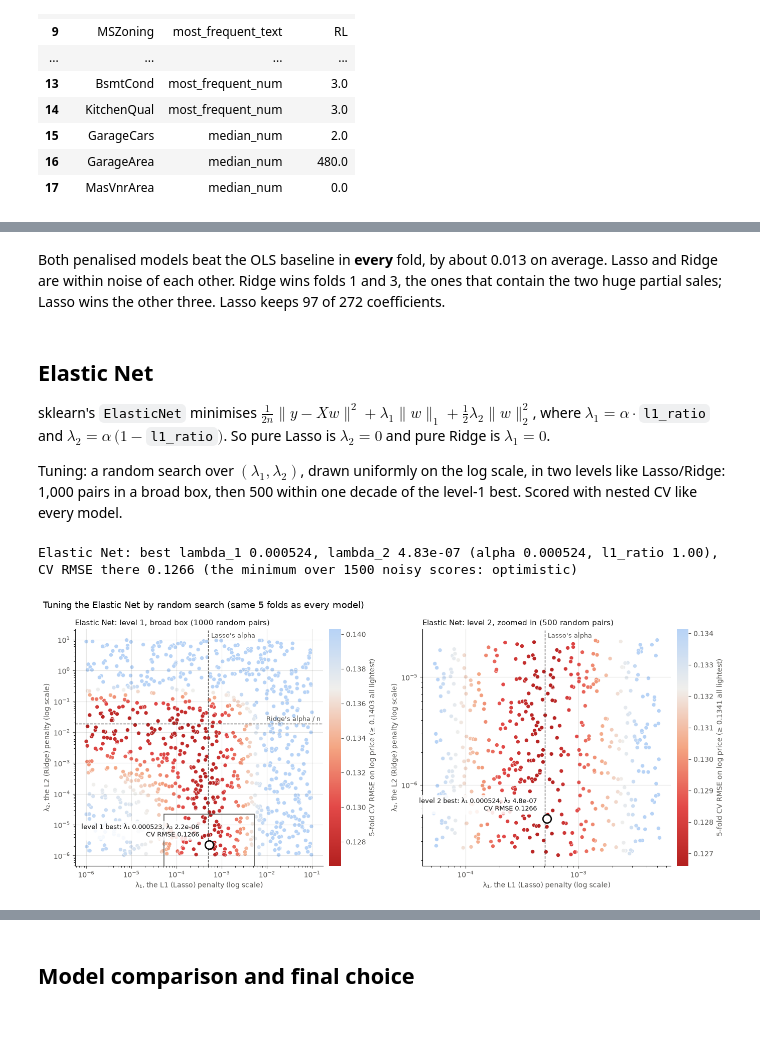
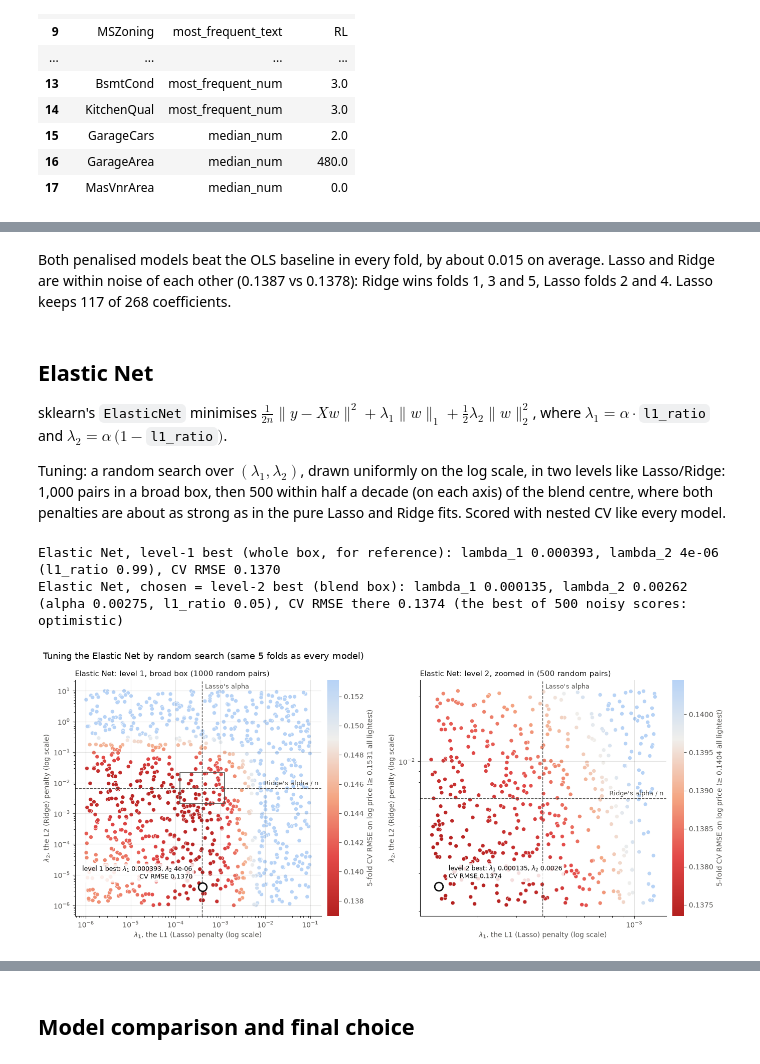
Before and after one commit to jxwhat/22DM012-assn01-apartmentprices, a Jupyter notebook: 22DM012-assn01-jx.ipynb, the cells around one changed output, grey strips where cells are left out. Saved outputs shown, nothing was run; the diff lists cells and outputs as text; code cells hidden in the pictures; blank space fills up the shorter version.

Commit message:
changed some data cleaning steps in the model

```diff
--- a/22DM012-assn01-jx.ipynb
+++ b/22DM012-assn01-jx.ipynb
@@ -567,0 +604,23 @@ features = FunctionTransformer(add_features)  # a pipeline step: preprocess and
+# %%
+# log price per sq ft against OverallQual (left) and OverallQual² (right), all 1,460 training houses
+# dots = houses (jittered sideways), large dots = the mean at each quality level, line = a straight-line OLS fit of log psf on the x-axis
+sl_y = np.log(df_data['price_psf'])
+rng = np.random.default_rng(42)  # fixed jitter
+fig, axes = plt.subplots(1, 2, figsize=(13, 4.5), sharey=True)
+for ax, (label, sl_x) in zip(axes, [('OverallQual', df_data['OverallQual']), ('OverallQual$^2$', df_data['OverallQual'] ** 2)]):
+    res = sm.OLS(sl_y, sm.add_constant(sl_x)).fit()
+    sl_mean = sl_y.groupby(sl_x).mean()
+    jitter = 0.15 * (sl_x.max() - sl_x.min()) / sl_x.nunique()
+    ax.scatter(sl_x + rng.uniform(-jitter, jitter, len(sl_x)), sl_y, s=8, alpha=0.3, color='#86b6ef', linewidths=0)
+    x_grid = np.linspace(sl_x.min(), sl_x.max(), 100)
+    ax.plot(x_grid, res.params.iloc[0] + res.params.iloc[1] * x_grid, color='#eb6834', linewidth=2, label='straight-line fit')
+    ax.plot(sl_mean.index, sl_mean.values, 'o', color='#1c5cab', markersize=8, markeredgecolor='white', markeredgewidth=1.5, label='mean at each quality level')
+    ax.set_title(f'log psf vs {label} (straight-line fit $R^2$ = {res.rsquared:.3f})', loc='left', fontsize=11, color='#0b0b0b')
+    ax.set_xlabel(label, color='#52514e')
+    ax.grid(color='#52514e', alpha=0.15, linewidth=0.8)
+    ax.spines[['top', 'right']].set_visible(False)
+    ax.tick_params(colors='#52514e')
+axes[0].set_ylabel('log price per sq ft', color='#52514e')
+axes[0].legend(frameon=False, loc='upper left')
+plt.tight_layout()
+plt.show()
@@ -919,9 +982,9 @@ Ridge: alpha 21.6, 272 of 272 coefficients non-zero, L2 norm 0.320
 # %% [markdown]
-Both penalised models beat the OLS baseline in **every** fold, by about 0.013 on average. Lasso and Ridge are within noise of each other. Ridge wins folds 1 and 3, the ones that contain the two huge partial sales; Lasso wins the other three. Lasso keeps 97 of 272 coefficients.
+Both penalised models beat the OLS baseline in every fold, by about 0.015 on average. Lasso and Ridge are within noise of each other (0.1387 vs 0.1378): Ridge wins folds 1, 3 and 5, Lasso folds 2 and 4. Lasso keeps 117 of 268 coefficients.
 # %% [markdown]
 ## Elastic Net
 
-sklearn's `ElasticNet` minimises $\frac{1}{2n}\lVert y - Xw\rVert^2 + \lambda_1\lVert w\rVert_1 + \tfrac12\lambda_2\lVert w\rVert_2^2$, where $\lambda_1 = \alpha\cdot$`l1_ratio` and $\lambda_2 = \alpha\,(1 - $`l1_ratio`$)$. So pure Lasso is $\lambda_2 = 0$ and pure Ridge is $\lambda_1 = 0$.
+sklearn's `ElasticNet` minimises $\frac{1}{2n}\lVert y - Xw\rVert^2 + \lambda_1\lVert w\rVert_1 + \tfrac12\lambda_2\lVert w\rVert_2^2$, where $\lambda_1 = \alpha\cdot$`l1_ratio` and $\lambda_2 = \alpha\,(1 - $`l1_ratio`$)$.
 
-Tuning: a random search over $(\lambda_1, \lambda_2)$, drawn uniformly on the log scale, in two levels like Lasso/Ridge: 1,000 pairs in a broad box, then 500 within one decade of the level-1 best. Scored with nested CV like every model.
+Tuning: a random search over $(\lambda_1, \lambda_2)$, drawn uniformly on the log scale, in two levels like Lasso/Ridge: 1,000 pairs in a broad box, then 500 within half a decade (on each axis) of the blend centre, where both penalties are about as strong as in the pure Lasso and Ridge fits. Scored with nested CV like every model.
 # %%
@@ -980,10 +1049,13 @@ def fit_predict_en(df_X_tr, sl_price_tr, df_X_va):
 # %%
 # tune (lambda_1, lambda_2) on all 1,460 training houses (the same 5 folds as every model): two-level random search
 df_en_s1, df_en_s2, (en_l1, en_l2) = random_search_en(l_folds_all)
-print(f'Elastic Net: best lambda_1 {en_l1:.3g}, lambda_2 {en_l2:.3g} (alpha {en_l1 + en_l2:.3g}, l1_ratio {en_l1 / (en_l1 + en_l2):.2f}), '
-      f'CV RMSE there {pd.concat([df_en_s1, df_en_s2])["mean"].min():.4f} (the minimum over {sum(ui_en_n_draws)} noisy scores: optimistic)')
+best1 = df_en_s1.loc[df_en_s1['mean'].idxmin()]
+print(f"Elastic Net, level-1 best (whole box, for reference): lambda_1 {best1['lambda_1']:.3g}, lambda_2 {best1['lambda_2']:.3g} "
+      f"(l1_ratio {best1['lambda_1'] / (best1['lambda_1'] + best1['lambda_2']):.2f}), CV RMSE {best1['mean']:.4f}")
+print(f'Elastic Net, chosen = level-2 best (blend box): lambda_1 {en_l1:.3g}, lambda_2 {en_l2:.3g} (alpha {en_l1 + en_l2:.3g}, l1_ratio {en_l1 / (en_l1 + en_l2):.2f}), '
+      f'CV RMSE there {df_en_s2["mean"].min():.4f} (the best of {ui_en_n_draws[1]} noisy scores: optimistic)')
 
-## chart: every random pair at (lambda_1, lambda_2), coloured by its CV RMSE (redder = lower). Left: level 1 (box = level 2's zoom). Right: level 2.
+## chart: every random pair at (lambda_1, lambda_2), coloured by its CV RMSE (redder = lower). Left: level 1 (box = level 2, around the blend centre where the guides cross). Right: level 2.
 ## Dashed guides = the pure models' own best penalties in these units: Lasso's alpha is a lambda_1; Ridge's alpha / n is a lambda_2
 ## (Ridge minimises RSS + alpha·|w|²; divided by 2n that is (1/2n)·RSS + ½·(alpha/n)·|w|²). Pure Lasso sits at lambda_2 = 0, below the chart; pure Ridge at lambda_1 = 0, left of it
 cmap_en = LinearSegmentedColormap.from_list('cold_to_hot', ['#b3201f', '#e34948', '#f4a582', '#f0efec', '#b7d3f6'])  # hot red = lowest RMSE (best), light blue = worst
@@ -992,39 +1064,43 @@ d_guides = {'lambda_1': (d_search['Lasso'][2], "Lasso's alpha"), 'lambda_2': (d_
 fig, axes = plt.subplots(1, 2, figsize=(14, 6))
 for ax, df_s, level, vmax in [(axes[0], df_en_s1, 'level 1', cv_naive_pp), (axes[1], df_en_s2, 'level 2', df_en_s2['mean'].quantile(0.9))]:
     df_s = df_s.sort_values('mean', ascending=False)  # best points drawn last, on top
     norm = Normalize(vmin=df_s['mean'].min(), vmax=vmax, clip=True)
     sc = ax.scatter(df_s['lambda_1'], df_s['lambda_2'], c=df_s['mean'], cmap=cmap_en, norm=norm, s=34, edgecolors='white', linewidths=0.5)
     cb = fig.colorbar(sc, ax=ax, pad=0.02)
     cb.set_label(f'5-fold CV RMSE on log price (≥ {vmax:.4f} all lightest)', color='#52514e')
     cb.ax.tick_params(colors='#52514e')
     cb.outline.set_visible(False)
     best = df_s.iloc[-1]
+    left = np.log(best['lambda_1']) < np.log(df_s['lambda_1']).mean()  # label on the side with more room
     ax.plot(best['lambda_1'], best['lambda_2'], 'o', color='#0b0b0b', markersize=12, markerfacecolor='white', markeredgewidth=2, zorder=3)
-    ax.annotate(f"{level} best: λ₁ {best['lambda_1']:.3g}, λ₂ {best['lambda_2']:.2g}\nCV RMSE {best['mean']:.4f}", (best['lambda_1'], best['lambda_2']),
-                xytext=(-14, 12), textcoords='offset points', ha='right', color='#0b0b0b', fontsize=9, bbox=dict(boxstyle='round,pad=0.3', fc='white', ec='none', alpha=0.85))
+    ax.annotate(f"{level} best: $\\lambda_1$ {best['lambda_1']:.3g}, $\\lambda_2$ {best['lambda_2']:.2g}\nCV RMSE {best['mean']:.4f}", (best['lambda_1'], best['lambda_2']),
+                xytext=(14 if left else -14, 12), textcoords='offset points', ha='left' if left else 'right', color='#0b0b0b', fontsize=9, bbox=dict(boxstyle='round,pad=0.3', fc='white', ec='none', alpha=0.85))
     if df_s['lambda_1'].min() < d_guides['lambda_1'][0] < df_s['lambda_1'].max():  # guides only where the points are
         ax.axvline(d_guides['lambda_1'][0], color='#52514e', linestyle='--', linewidth=1)
         ax.annotate(d_guides['lambda_1'][1], (d_guides['lambda_1'][0], 1), xycoords=('data', 'axes fraction'), xytext=(4, -4), textcoords='offset points', va='top', color='#52514e', fontsize=9)
     if df_s['lambda_2'].min() < d_guides['lambda_2'][0] < df_s['lambda_2'].max():
         ax.axhline(d_guides['lambda_2'][0], color='#52514e', linestyle='--', linewidth=1)
         ax.annotate(d_guides['lambda_2'][1], (1, d_guides['lambda_2'][0]), xycoords=('axes fraction', 'data'), xytext=(-4, 4), textcoords='offset points', ha='right', color='#52514e', fontsize=9)
     ax.set_xscale('log')
     ax.set_yscale('log')
+    ax.xaxis.set_minor_formatter(NullFormatter())  # no overlapping minor tick labels on the zoomed panel
+    ax.yaxis.set_minor_formatter(NullFormatter())
     ax.set_title(f"Elastic Net: {level}, {'broad box' if level == 'level 1' else 'zoomed in'} ({len(df_s)} random pairs)", loc='left', fontsize=11, color='#0b0b0b')
-    ax.set_xlabel('λ₁, the L1 (Lasso) penalty (log scale)', color='#52514e')
-    ax.set_ylabel('λ₂, the L2 (Ridge) penalty (log scale)', color='#52514e')
+    ax.set_xlabel(r'$\lambda_1$, the L1 (Lasso) penalty (log scale)', color='#52514e')
+    ax.set_ylabel(r'$\lambda_2$, the L2 (Ridge) penalty (log scale)', color='#52514e')
     ax.grid(color='#52514e', alpha=0.15, linewidth=0.8)
     ax.spines[['top', 'right']].set_visible(False)
     ax.tick_params(colors='#52514e')
 lo1, hi1 = df_en_s2['lambda_1'].min(), df_en_s2['lambda_1'].max()
 lo2, hi2 = df_en_s2['lambda_2'].min(), df_en_s2['lambda_2'].max()
 axes[0].add_patch(Rectangle((lo1, lo2), hi1 - lo1, hi2 - lo2, fill=False, edgecolor='#52514e', linewidth=1.2))
 fig.suptitle('Tuning the Elastic Net by random search (same 5 folds as every model)', x=0.01, ha='left', fontsize=13)
 plt.tight_layout()
 plt.show()
 # %% [output]
-Elastic Net: best lambda_1 0.000524, lambda_2 4.83e-07 (alpha 0.000524, l1_ratio 1.00), CV RMSE there 0.1266 (the minimum over 1500 noisy scores: optimistic)
+Elastic Net, level-1 best (whole box, for reference): lambda_1 0.000393, lambda_2 4e-06 (l1_ratio 0.99), CV RMSE 0.1370
+Elastic Net, chosen = level-2 best (blend box): lambda_1 0.000135, lambda_2 0.00262 (alpha 0.00275, l1_ratio 0.05), CV RMSE there 0.1374 (the best of 500 noisy scores: optimistic)
-[figure, old version]
+[figure, new version]
 # %%
 # honest CV RMSE (nested CV): the whole two-level random search is rerun inside each outer fold's 80% (on 5 inner folds of it),
 # then the model is refit there at the pair it picked and scored on the outer 20%. This is the number to log and compare
```
Also changed, not shown: parts of 38 cells of this notebook, 8 other files.
